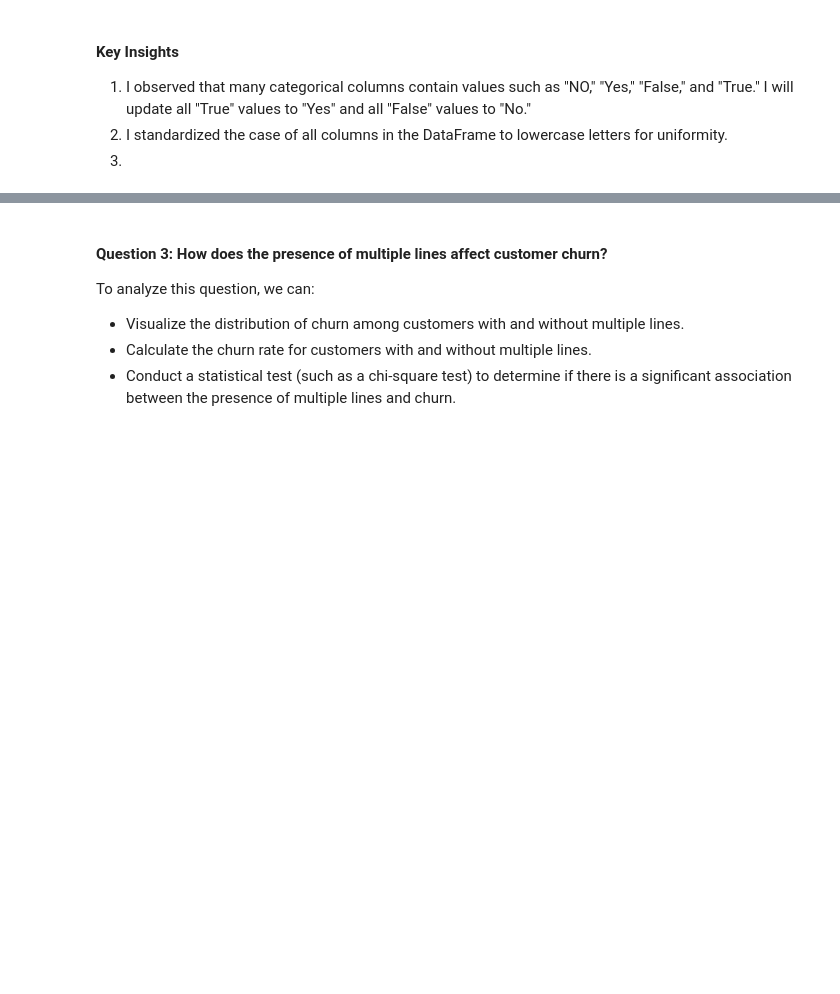
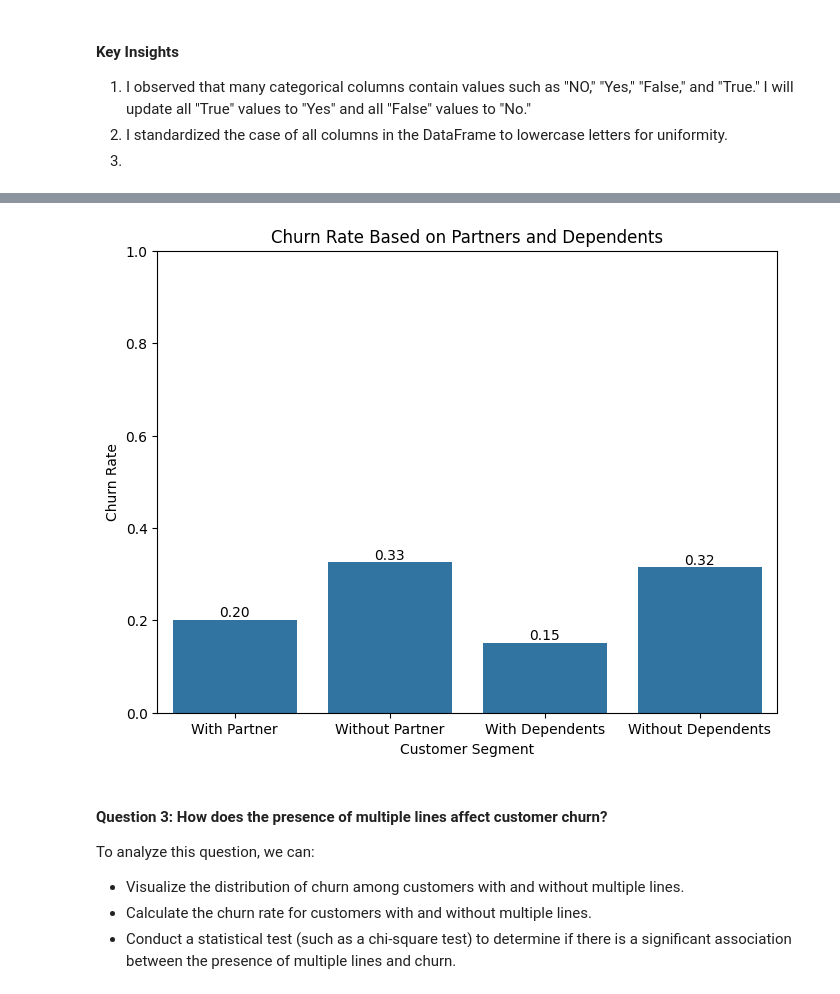
Before and after one commit to MumoMutiso/LP2-Curium-, a Jupyter notebook: notebook.ipynb, the cells around one changed output, grey strips where cells are left out. Drawn from its saved outputs; the diff is of its cells as text; code cells hidden in the pictures; blank space fills up the shorter version.

```diff
--- a/notebook.ipynb
+++ b/notebook.ipynb
@@ -630,3 +701,20 @@ Answering Business Questions (3 & 4)
+# %%
+# Visualize the comparison
+plt.figure(figsize=(8, 6))
+sns.barplot(x=['With Partner', 'Without Partner', 'With Dependents', 'Without Dependents'],
+            y=[partner_churn_rate, no_partner_churn_rate, dependent_churn_rate, no_dependent_churn_rate])
+plt.title('Churn Rate Based on Partners and Dependents')
+plt.xlabel('Customer Segment')
+plt.ylabel('Churn Rate')
+plt.ylim(0, 1)
+# Set y-axis limits from 0 to 1
+
+# Adding data labels
+for index, value in enumerate([partner_churn_rate, no_partner_churn_rate, dependent_churn_rate, no_dependent_churn_rate]):
+    plt.text(index, value, f'{value:.2f}', ha='center', va='bottom')
+plt.show()
+# %% [output]
+[figure, added]
 # %% [markdown]
 #### Question 3: How does the presence of multiple lines affect customer churn?
 
```
Also changed, not shown: parts of 31 cells of this notebook.
